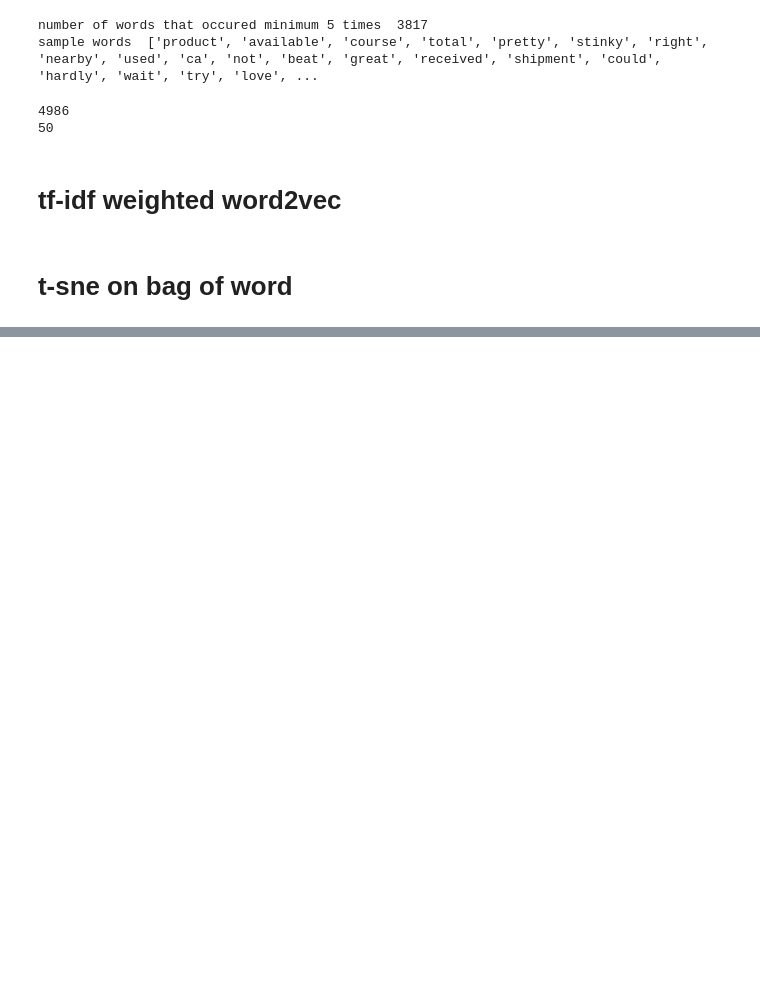
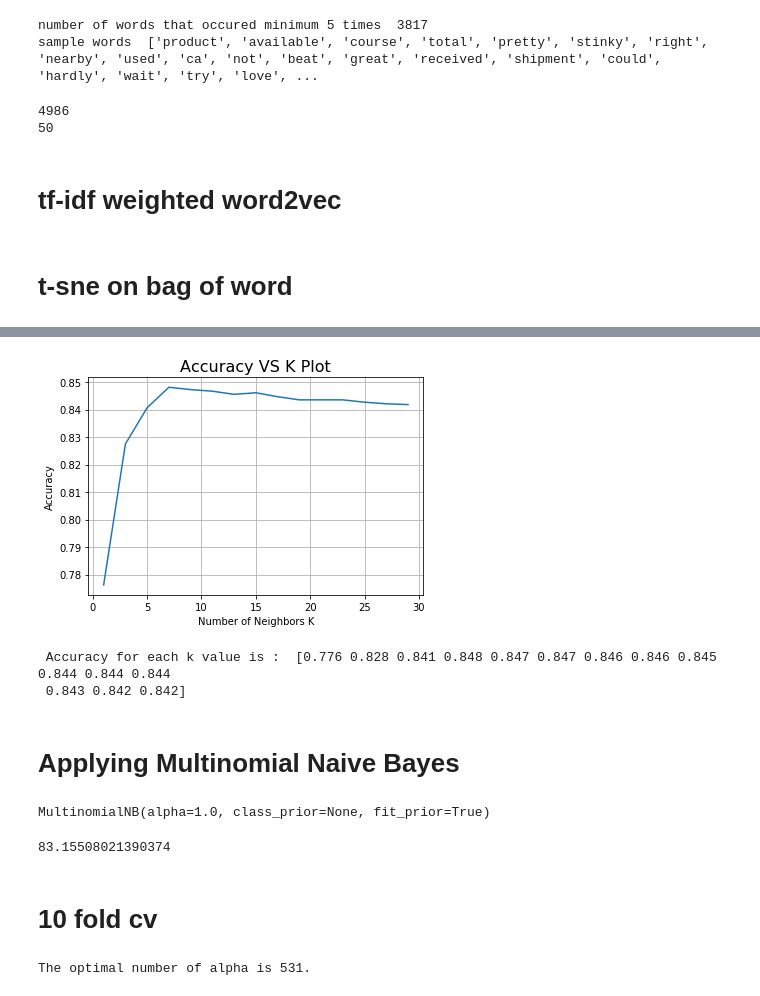
Before and after one commit to devang007/Amazon_fine_food_review, a Jupyter notebook: Amazon Fine Food Review.ipynb, the cells around one changed output, grey strips where cells are left out. Cells and saved outputs as stored; diff of their text form; code cells hidden in the pictures; blank space fills up the shorter version.

```diff
--- a/Amazon Fine Food Review.ipynb
+++ b/Amazon Fine Food Review.ipynb
@@ -290,0 +510,4 @@ ValueError: Shape of passed values is (4, 500), indices imply (3, 500)
+# %%
+tf_idf=TfidfVectorizer(min_df=10)
+tf_idf_vect_train=tf_idf_vect.fit_transform(X_train)
+tf_idf_vect_test=tf_idf_vect.transform(X_test)
@@ -290,0 +534,15 @@ ValueError: Shape of passed values is (4, 500), indices imply (3, 500)
+# %%
+plt.plot(neighbors_tf, cv_scores)
+plt.xlabel('Number of Neighbors K')
+plt.ylabel('Accuracy')
+plt.title('Accuracy VS K Plot',size=16)
+plt.grid()
+plt.show()
+
+print("\n Accuracy for each k value is : ", np.round(cv_scores,3))
+# %% [output]
+[figure, added]
+ Accuracy for each k value is :  [0.776 0.828 0.841 0.848 0.847 0.847 0.846 0.846 0.845 0.844 0.844 0.844
+ 0.843 0.842 0.842]
+# %% [markdown]
+# Applying Multinomial Naive Bayes
@@ -290,0 +551,5 @@ ValueError: Shape of passed values is (4, 500), indices imply (3, 500)
+# %%
+naive_model=MultinomialNB()
+naive_model.fit(train_vect,y_train)
+# %% [output]
+MultinomialNB(alpha=1.0, class_prior=None, fit_prior=True)
@@ -290,0 +558,6 @@ ValueError: Shape of passed values is (4, 500), indices imply (3, 500)
+# %%
+accuracy_score(y_test,test_pred)*100
+# %% [output]
+83.15508021390374
+# %% [markdown]
+# 10 fold cv
@@ -290,0 +576,6 @@ ValueError: Shape of passed values is (4, 500), indices imply (3, 500)
+# %%
+# determining best alpha
+optimal_alpha = neighbors_naive[cv_scores.index(max(cv_scores))]
+print('\nThe optimal number of alpha is %d.' % optimal_alpha)
+# %% [output]
+The optimal number of alpha is 531.
```
Also changed, not shown: parts of 49 cells of this notebook.
